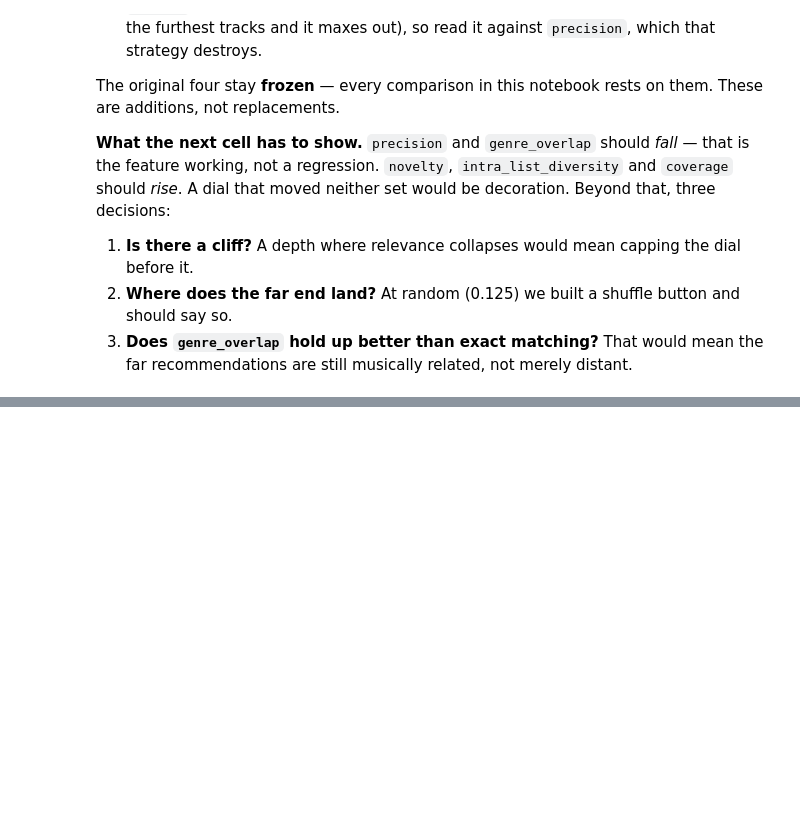
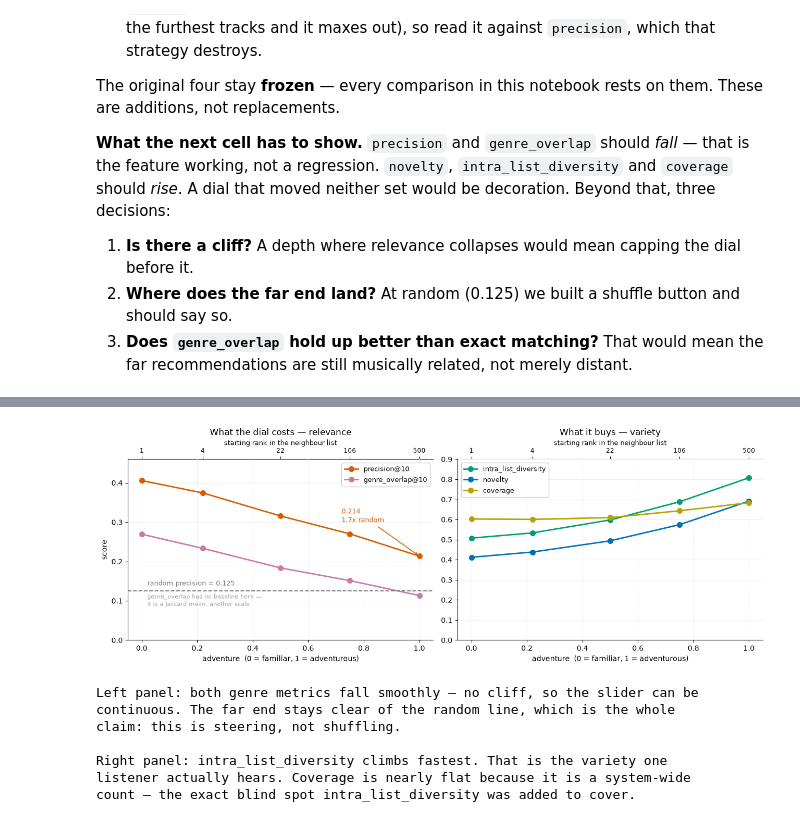
Before and after one commit to TimFlemmings/capstone-matchas-tastebridge, a Jupyter notebook: notebooks/01_eda_baseline.ipynb, the cells around one changed output, grey strips where cells are left out. Cells and saved outputs as stored; diff of their text form; code cells hidden in the pictures; blank space fills up the shorter version.

```diff
--- a/notebooks/01_eda_baseline.ipynb
+++ b/notebooks/01_eda_baseline.ipynb
@@ -747 +910,64 @@ logged to MLflow: 98b686ddcece4075b389315bb0670c92
 🧪 View experiment at: http://127.0.0.1:5000/#/experiments/4
+# %%
+# The dial as one picture. Two panels, because the metrics pull in two directions.
+import matplotlib.pyplot as plt
+
+fig, (ax1, ax2) = plt.subplots(1, 2, figsize=(13, 4.8), sharex=True)
+a = profile["adventure"]
+
+# ---- left: what it costs ----------------------------------------------------
+for m, colour, lbl in [("precision_at_k", "#D55E00", "precision@10"),
+                       ("genre_overlap_at_k", "#CC79A7", "genre_overlap@10")]:
+    ax1.plot(a, profile[m], "o-", color=colour, lw=2, ms=7, label=lbl)
+
+rnd = random_baseline(labels)
+# precision's baseline only — genre_overlap is a Jaccard mean on its own scale,
+# so it dipping under this line means nothing and the label has to say that.
+ax1.axhline(rnd, color="#7B7B7B", ls="--", lw=1.4)
+ax1.text(.02, rnd + .014, f"random precision = {rnd:.3f}", color="#7B7B7B", fontsize=9)
+ax1.text(.02, rnd - .038, "genre_overlap has no baseline here —\nit is a Jaccard mean, another scale",
+         color="#9AA39C", fontsize=8)
+ax1.annotate(f"{profile.precision_at_k.iloc[-1]:.3f}\n{profile.precision_at_k.iloc[-1]/rnd:.1f}x random",
+             xy=(1, profile.precision_at_k.iloc[-1]), xytext=(.72, .30),
+             fontsize=9.5, color="#D55E00",
+             arrowprops=dict(arrowstyle="->", color="#D55E00", lw=1.2))
+ax1.set_title("What the dial costs — relevance", fontsize=12)
+ax1.set_ylim(0, .46)
+
+# ---- right: what it buys ----------------------------------------------------
+for m, colour, lbl in [("intra_list_diversity", "#009E73", "intra_list_diversity"),
+                       ("novelty", "#0072B2", "novelty"),
+                       ("coverage", "#B8A100", "coverage")]:
+    ax2.plot(a, profile[m], "o-", color=colour, lw=2, ms=7, label=lbl)
+ax2.set_title("What it buys — variety", fontsize=12)
+ax2.set_ylim(0, .9)
+
+for ax, ranks in [(ax1, True), (ax2, True)]:
+    ax.set_xlabel("adventure  (0 = familiar, 1 = adventurous)")
+    ax.legend(fontsize=9.5, framealpha=.95)
+    ax.spines[["top", "right"]].set_visible(False)
+    ax.grid(color="#EEEEEE"); ax.set_axisbelow(True)
+    if ranks:
+        top = ax.secondary_xaxis("top")
+        top.set_xticks(a); top.set_xticklabels(profile["depth"] + 1, fontsize=8.5)
+        top.set_xlabel("starting rank in the neighbour list", fontsize=9)
+
+ax1.set_ylabel("score")
+plt.tight_layout()
+plt.show()
+
+print("Left panel: both genre metrics fall smoothly — no cliff, so the slider can be")
+print("continuous. The far end stays clear of the random line, which is the whole")
+print("claim: this is steering, not shuffling.")
+print("\nRight panel: intra_list_diversity climbs fastest. That is the variety one")
+print("listener actually hears. Coverage is nearly flat because it is a system-wide")
+print("count — the exact blind spot intra_list_diversity was added to cover.")
+# %% [output]
+[figure, added]
+Left panel: both genre metrics fall smoothly — no cliff, so the slider can be
+continuous. The far end stays clear of the random line, which is the whole
+claim: this is steering, not shuffling.
+
+Right panel: intra_list_diversity climbs fastest. That is the variety one
+listener actually hears. Coverage is nearly flat because it is a system-wide
+count — the exact blind spot intra_list_diversity was added to cover.
```
Also changed, not shown: parts of 7 cells of this notebook.
